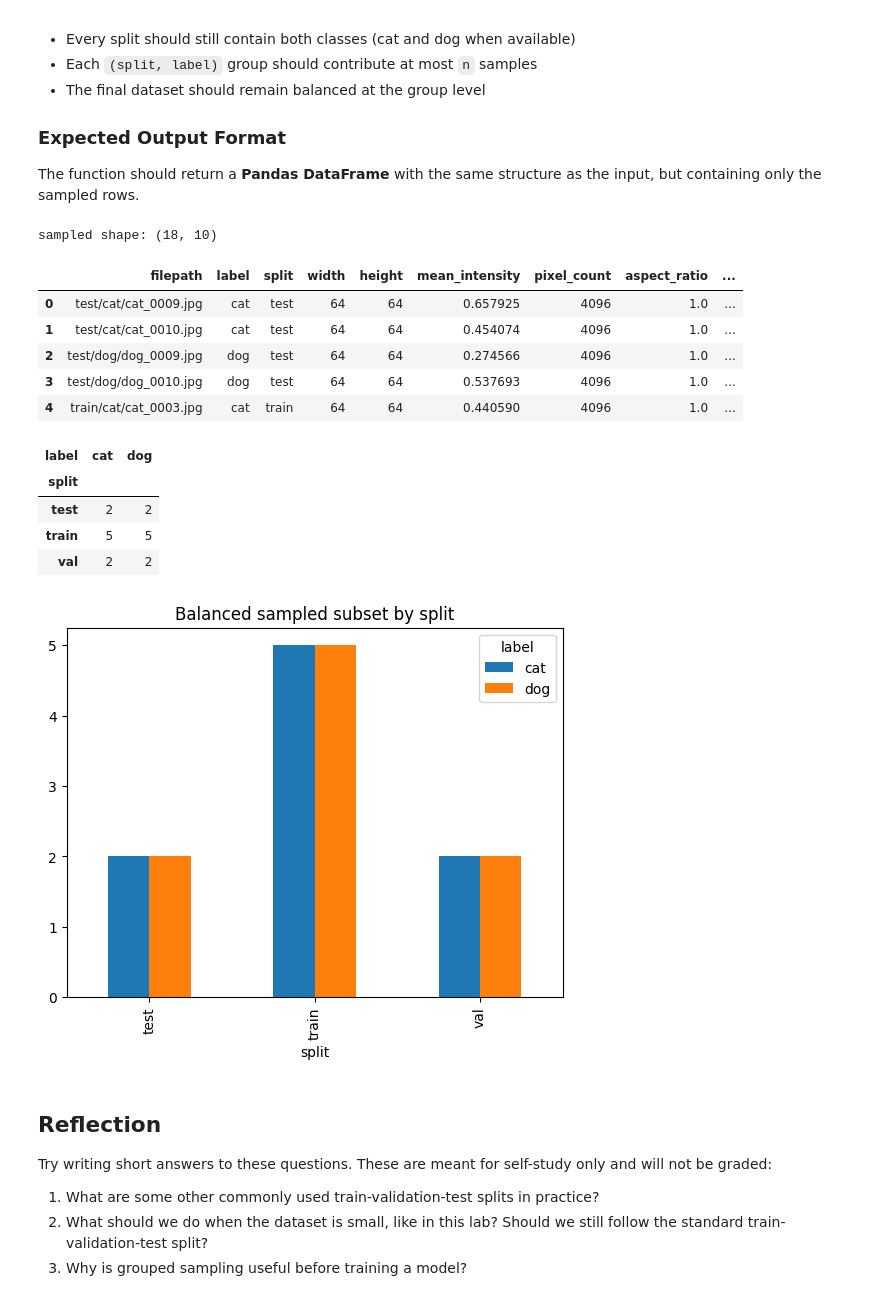
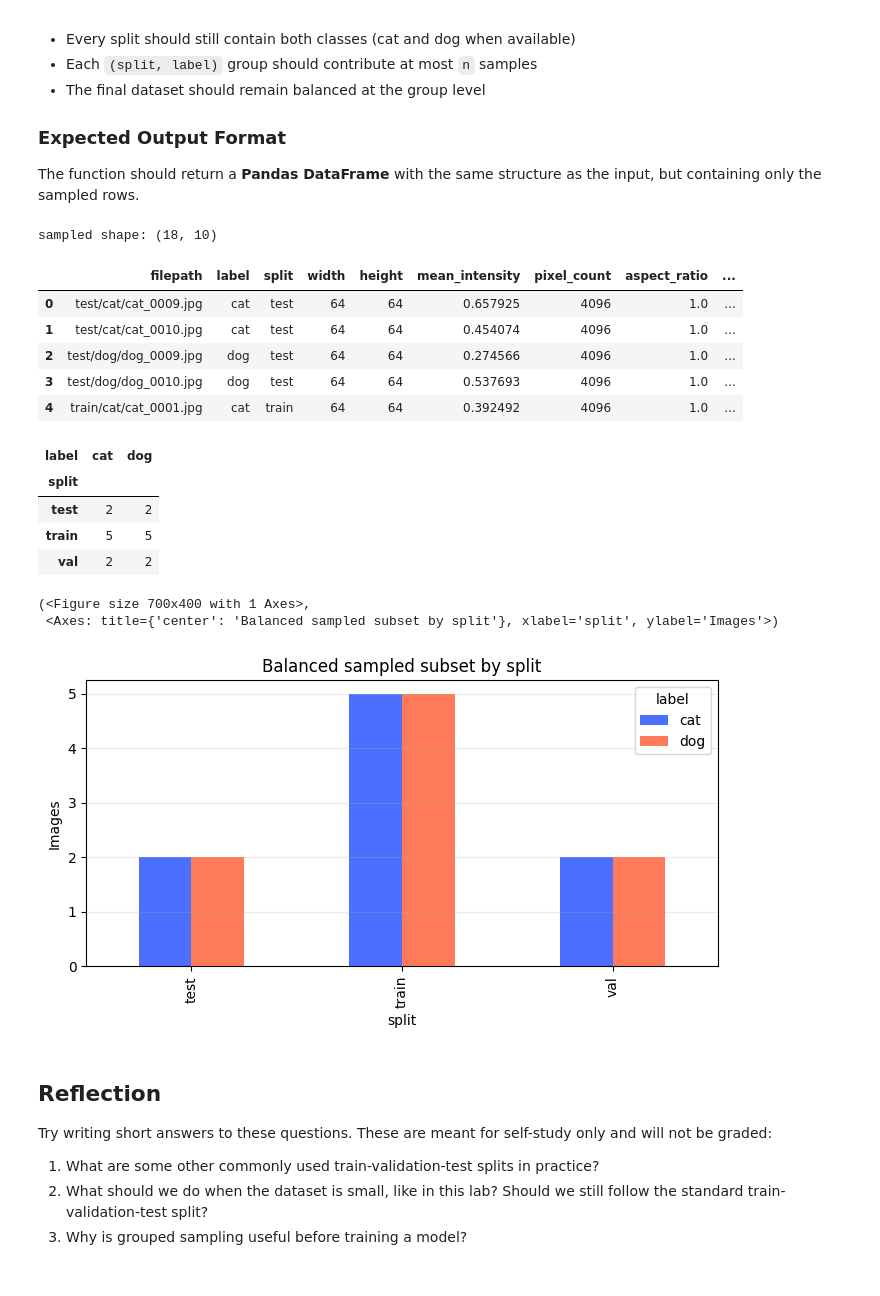
Before and after one commit to vgu-dsai-2026/lab-2-pandas-tvl220906123, a Jupyter notebook: notebook.ipynb, the cells around one changed output. Cells and saved outputs as stored; diff of their text form; code cells hidden in the pictures.

```diff
--- a/notebook.ipynb
+++ b/notebook.ipynb
@@ -50,19 +18,12 @@ Archive:  data.zip
 # %%
 from pathlib import Path
-DATA_ROOT = Path("/content/data")
 import numpy as np
 import pandas as pd
 from PIL import Image
-import matplotlib.pyplot as plt
-
-def plot_class_balance(df, title=""):
-    df.groupby(["split", "label"]).size().unstack().plot(kind="bar")
-    plt.title(title)
-    plt.show()
-#from lab_utils.visualization import (
-#    plot_class_balance,
-#    plot_numeric_distribution,
-#)
+from lab_utils.visualization import (
+    plot_class_balance,
+    plot_numeric_distribution,
+)
 
 # Safe project root (works in scripts + notebooks)
 try:
@@ -70,7 +31,7 @@ try:
 except NameError:
     PROJECT_ROOT = Path.cwd()
 
-
+DATA_ROOT = PROJECT_ROOT / "data"
 ARTIFACT_DIR = PROJECT_ROOT / "artifacts"
 ARTIFACT_DIR.mkdir(exist_ok=True)
 
@@ -543,38 +502,41 @@ The function should return a **Pandas DataFrame** with the same structure as the
 # %%
 def sample_balanced_by_split_and_label(
     frame: pd.DataFrame, n_per_group: int, seed: int
 ) -> pd.DataFrame:
-    return (
-        frame.groupby(["split", "label"], group_keys=False)
-        .apply(lambda x: x.sample(n=min(len(x), n_per_group), random_state=seed))
-        .reset_index(drop=True)
-    )
+    pieces = []
+    for _, group in frame.groupby(["split", "label"]):
+        pieces.append(group.sample(n=min(n_per_group, len(group)), random_state=seed))
+    sampled = pd.concat(pieces, ignore_index=True)
+    return sampled.sort_values(["split", "label", "filepath"]).reset_index(drop=True)
+
 
 sample_size_per_group = 5
 sampled_df = sample_balanced_by_split_and_label(
     analysis_df, n_per_group=sample_size_per_group, seed=SEED
 )
 print("sampled shape:", sampled_df.shape)
 display(sampled_df.head())
 
 sampled_balance = sampled_df.groupby(["split", "label"]).size().unstack(fill_value=0)
 display(sampled_balance)
 
 plot_class_balance(sampled_df, title="Balanced sampled subset by split")
 # %% [output]
 sampled shape: (18, 10)
 |  | filepath | label | split | width | height | mean_intensity | pixel_count | aspect_ratio | ... |
 | 0 | test/cat/cat_0009.jpg | cat | test | 64 | 64 | 0.657925 | 4096 | 1.0 | ... |
 | 1 | test/cat/cat_0010.jpg | cat | test | 64 | 64 | 0.454074 | 4096 | 1.0 | ... |
 | 2 | test/dog/dog_0009.jpg | dog | test | 64 | 64 | 0.274566 | 4096 | 1.0 | ... |
 | 3 | test/dog/dog_0010.jpg | dog | test | 64 | 64 | 0.537693 | 4096 | 1.0 | ... |
-| 4 | train/cat/cat_0003.jpg | cat | train | 64 | 64 | 0.440590 | 4096 | 1.0 | ... |
+| 4 | train/cat/cat_0001.jpg | cat | train | 64 | 64 | 0.392492 | 4096 | 1.0 | ... |
 | label | cat | dog |
 | split |  |  |
 | test | 2 | 2 |
 | train | 5 | 5 |
 | val | 2 | 2 |
+(<Figure size 700x400 with 1 Axes>,
+ <Axes: title={'center': 'Balanced sampled subset by split'}, xlabel='split', ylabel='Images'>)
-[figure, old version]
+[figure, new version]
 # %% [markdown]
 ## Reflection
 
```
Also changed, not shown: parts of 11 cells of this notebook.
